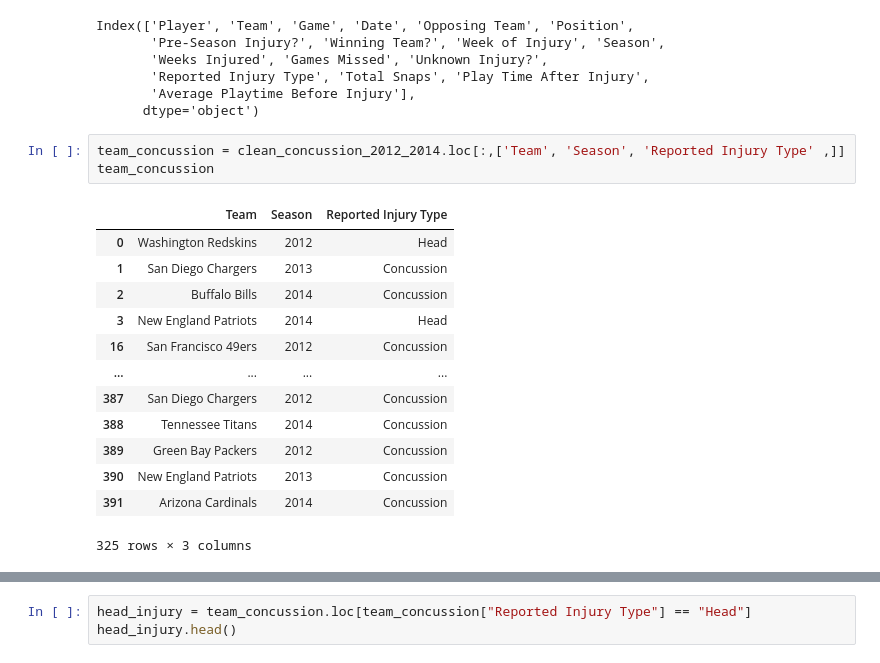
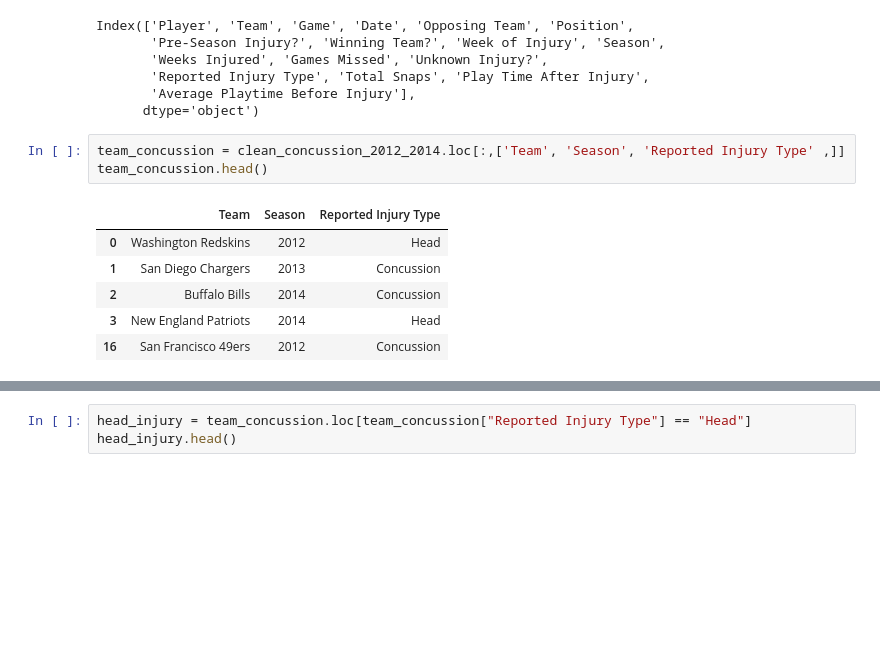
Before and after one commit to DunieCarrasco/nfl_concussion_analysis, a Jupyter notebook: win_lose_visualization.ipynb, the cells around one changed output, grey strips where cells are left out. Saved outputs shown, nothing was run; the diff lists cells and outputs as text; blank space fills up the shorter version.

```diff
--- a/win_lose_visualization.ipynb
+++ b/win_lose_visualization.ipynb
@@ -167,20 +167,13 @@ Index(['Player', 'Team', 'Game', 'Date', 'Opposing Team', 'Position',
       dtype='object')
 # %%
 team_concussion = clean_concussion_2012_2014.loc[:,['Team', 'Season', 'Reported Injury Type' ,]]
-team_concussion
+team_concussion.head()
 # %% [output]
 |  | Team | Season | Reported Injury Type |
 | 0 | Washington Redskins | 2012 | Head |
 | 1 | San Diego Chargers | 2013 | Concussion |
 | 2 | Buffalo Bills | 2014 | Concussion |
 | 3 | New England Patriots | 2014 | Head |
 | 16 | San Francisco 49ers | 2012 | Concussion |
-| ... | ... | ... | ... |
-| 387 | San Diego Chargers | 2012 | Concussion |
-| 388 | Tennessee Titans | 2014 | Concussion |
-| 389 | Green Bay Packers | 2012 | Concussion |
-| 390 | New England Patriots | 2013 | Concussion |
-| 391 | Arizona Cardinals | 2014 | Concussion |
-325 rows × 3 columns
 # %%
 team_concussion = clean_concussion_2012_2014.loc[:,[ 'Season', 'Reported Injury Type' ,]]
```
Also changed, not shown: parts of 33 cells of this notebook, 5 other files.
